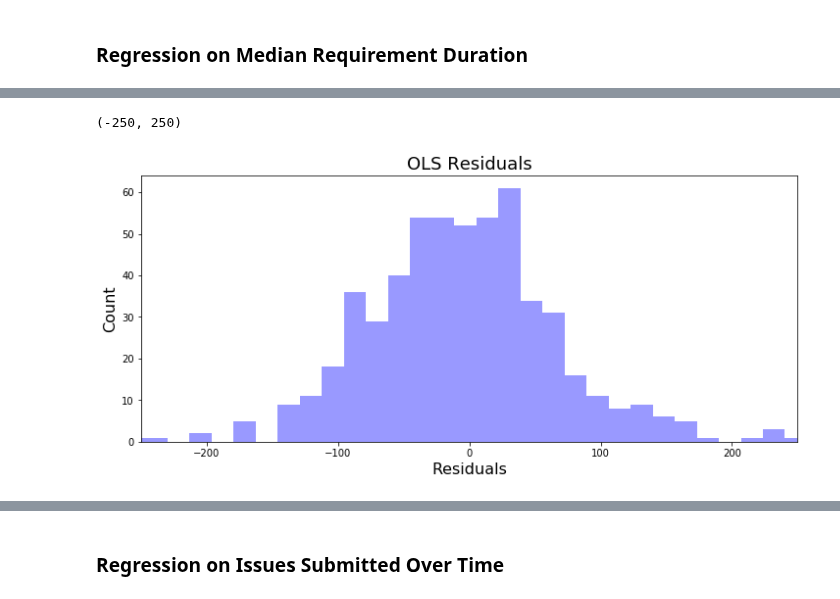
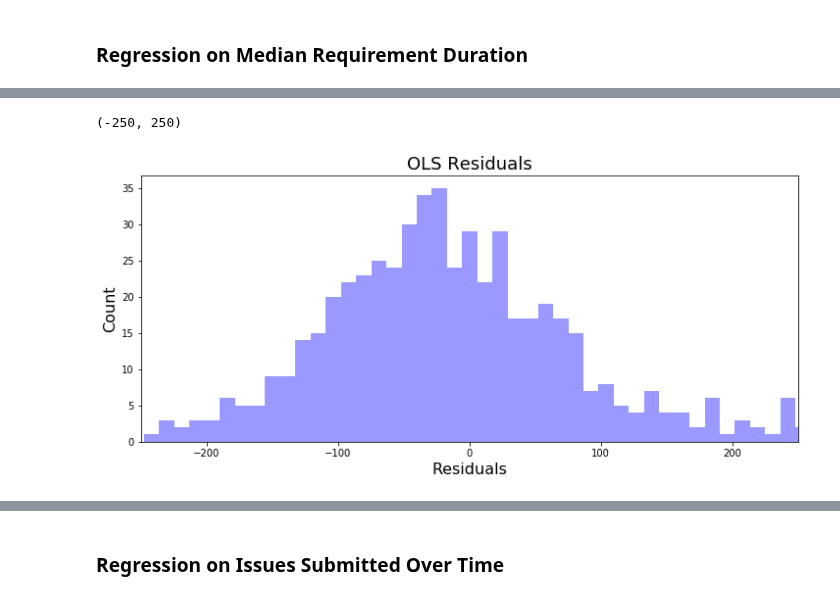
Before and after one commit to MthwRobinson/dissertation-research, a Jupyter notebook: research-notebooks/2-journal-article.ipynb, the cells around one changed output, grey strips where cells are left out. Saved outputs shown, nothing was run; the diff lists cells and outputs as text; code cells hidden in the pictures.

```diff
--- a/research-notebooks/2-journal-article.ipynb
+++ b/research-notebooks/2-journal-article.ipynb
@@ -239,0 +208,14 @@ all_data[['avg_clustering', 'avg_min_path']].describe()
+# %%
+y, X = dmatrices('avg_comments ~ ' + base_features
+                 + ' + ' + ' + '.join(simple_reg_topics)
+                 + ' + ' + ' + '.join(simple_reg_topics_2),
+                 data=all_data, return_type='dataframe')
+features = utils.select_features(X, y, .15)
+y, X = dmatrices('avg_comments ~ ' + features,
+                 data=all_data, return_type='dataframe')
+
+mod = sm.GLM(y, X, family=sm.families.Gamma(link=sm.families.links.log))
+res = mod.fit()
+print(1 - (res.deviance/res.null_deviance))
+print(len(res.params))
+print(res.summary())
@@ -307,5 +375,27 @@ Name: duration_median, dtype: float64
+# %%
+cross_topics = []
+for i in [3, 5, 6, 11, 17, 19, 21]:
+    for j in [3, 5, 6, 11, 17, 19, 21]:
+        cross_topics.append('topic_{}:topic_{}'.format(i, j))
+        #cross_topics.append('topic_{}_2:topic_{}'.format(i, j))
+# %%
+y, X = dmatrices('duration_median ~ ' + base_features + ' + total_issues  + '
+                 + ' + '.join(cross_topics)
+                 + ' + ' + ' + '.join(simple_reg_topics_2),
+                 data=all_data, return_type='dataframe')
+features = utils.select_features(X, y, 1)
+y, X = dmatrices('duration_mean ~ ' + base_features + ' + total_issues + ' + features,
+                 data=all_data, return_type='dataframe')
+mod = sm.OLS(y, X)
+res = mod.fit()
+all_data['duration_variance_hat'] = res.predict(X)
 # %%
-y, X = dmatrices('duration_median ~ ' + base_features + ' + total_issues ',
+y, X = dmatrices('duration_mean ~ -1 + ' + base_features + ' + total_issues   + '  + ' + '.join(cross_topics),
+                 data=all_data, return_type='dataframe')
+features = utils.select_features(X, y, 0.10)
+y, X = dmatrices('duration_mean ~ -1 + ' + base_features + ' + total_issues +  '
+                 + features + ' - total_contributors - gini_coefficientXcrowd_pct - gini_coefficient'
+                 + ' - avg_clustering - avg_min_pathXcrowd_pct - avg_min_path',
                  data=all_data, return_type='dataframe')
 mod = sm.OLS(y, X)
 res = mod.fit()
@@ -360,13 +422,13 @@ strong multicollinearity or other numerical problems.
 # %%
 plt.figure(figsize=(12, 5))
-sns.distplot(res.resid, kde=False, color='blue', bins=50)
+sns.distplot(res.resid, kde=False, color='blue', bins=100)
 plt.title('OLS Residuals', fontsize=18)
 plt.xlabel('Residuals', fontsize=16)
 plt.ylabel('Count', fontsize=16)
 plt.xlim([-250, 250])
 # %% [output]
 (-250, 250)
-[figure, old version]
+[figure, new version]
 # %%
 plt.figure(figsize=(12, 5))
 sns.scatterplot(x=res.resid, y=all_data['duration_mean'], color='blue')
```
Also changed, not shown: parts of 34 cells of this notebook.
